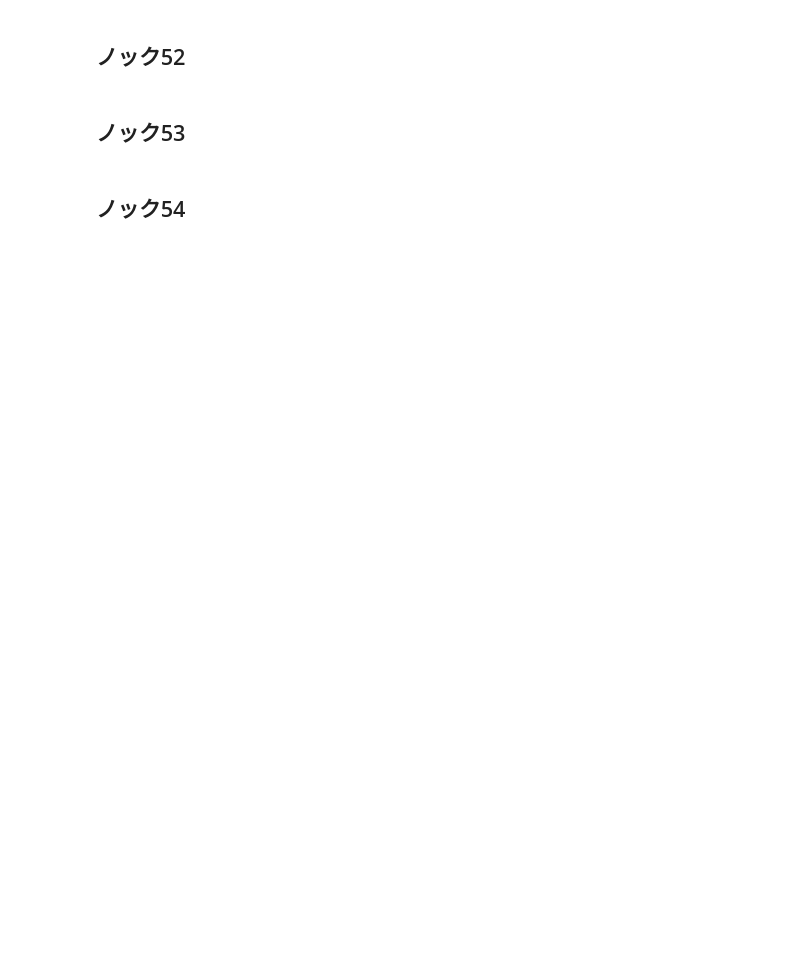
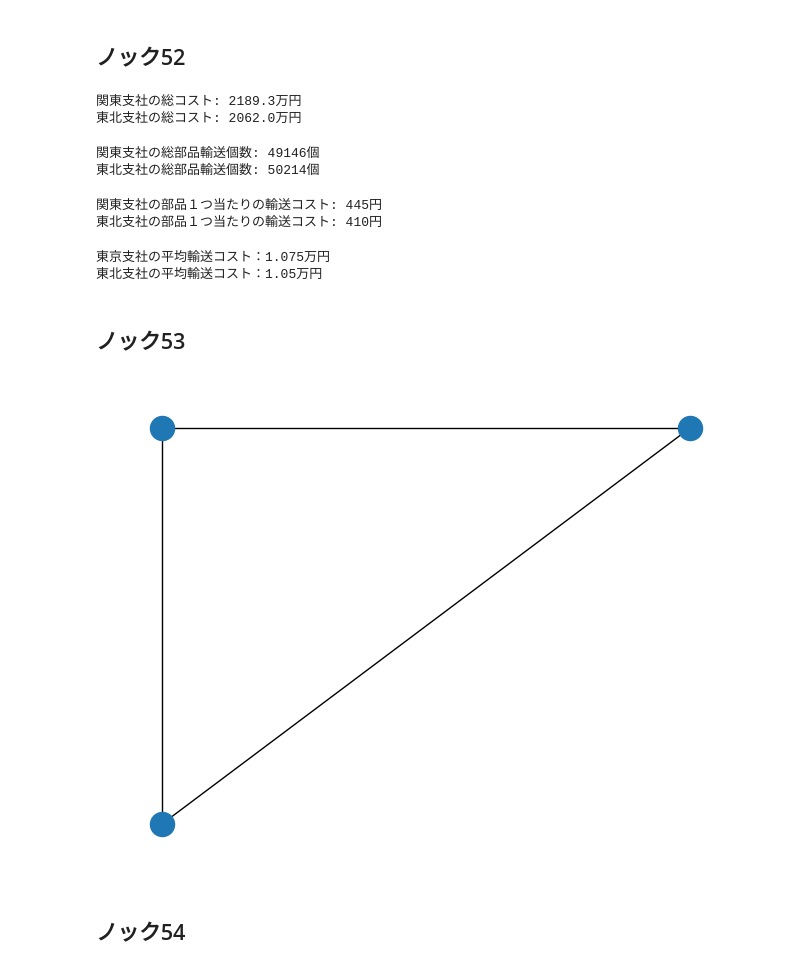
Before and after one commit to abenben/python_knock_100, a Jupyter notebook: knock/section_6/6.ipynb, the cells around one changed output. Cells and saved outputs as stored; diff of their text form; code cells hidden in the pictures; blank space fills up the shorter version.

```diff
--- a/knock/section_6/6.ipynb
+++ b/knock/section_6/6.ipynb
@@ -5,6 +120,68 @@
 # %% [markdown]
 ## ノック52
+# %%
+# 支社のコスト合計を算出
+print("関東支社の総コスト: " + str(kanto["Cost"].sum()) + "万円")
+print("東北支社の総コスト: " + str(tohoku["Cost"].sum()) + "万円")
+# %% [output]
+関東支社の総コスト: 2189.3万円
+東北支社の総コスト: 2062.0万円
+# %%
+# 支社の総輸送個数
+print("関東支社の総部品輸送個数: " + str(kanto["Quantity"].sum()) + "個")
+print("東北支社の総部品輸送個数: " + str(tohoku["Quantity"].sum()) + "個")
+# %% [output]
+関東支社の総部品輸送個数: 49146個
+東北支社の総部品輸送個数: 50214個
+# %%
+# 部品一つ当たりの輸送コスト
+tmp = (kanto["Cost"].sum() / kanto["Quantity"].sum()) * 10000
+print("関東支社の部品１つ当たりの輸送コスト: " + str(int(tmp)) + "円")
+tmp = (tohoku["Cost"].sum() / tohoku["Quantity"].sum()) * 10000
+print("東北支社の部品１つ当たりの輸送コスト: " + str(int(tmp)) + "円")
+# %% [output]
+関東支社の部品１つ当たりの輸送コスト: 445円
+東北支社の部品１つ当たりの輸送コスト: 410円
+# %%
+# コストテーブルを支社ごとに集計
+cost_chk = pd.merge(cost, factories, on="FCID", how="left")
+# 平均
+print("東京支社の平均輸送コスト：" + str(cost_chk["Cost"].loc[cost_chk["FCRegion"]=="関東"].mean()) + "万円")
+print("東北支社の平均輸送コスト：" + str(cost_chk["Cost"].loc[cost_chk["FCRegion"]=="東北"].mean()) + "万円")
+# %% [output]
+東京支社の平均輸送コスト：1.075万円
+東北支社の平均輸送コスト：1.05万円
 # %% [markdown]
 ## ノック53
+# %%
+import networkx as nx
+import matplotlib.pyplot as plt
+
+# グラフオブジェクトの作成
+G=nx.Graph()
+
+# 頂点の設定
+G.add_node("nodeA")
+G.add_node("nodeB")
+G.add_node("nodeC")
+
+# 辺の設定
+G.add_edge("nodeA","nodeB")
+G.add_edge("nodeA","nodeC")
+G.add_edge("nodeB","nodeC")
+
+# 座標の設定
+pos={}
+pos["nodeA"]=(0,0)
+pos["nodeB"]=(1,1)
+pos["nodeC"]=(0,1)
+
+# 描画
+nx.draw(G,pos)
+
+# 表示
+plt.show()
+# %% [output]
+[figure, added]
 # %% [markdown]
 ## ノック54
```
Also changed, not shown: parts of 18 cells of this notebook.
